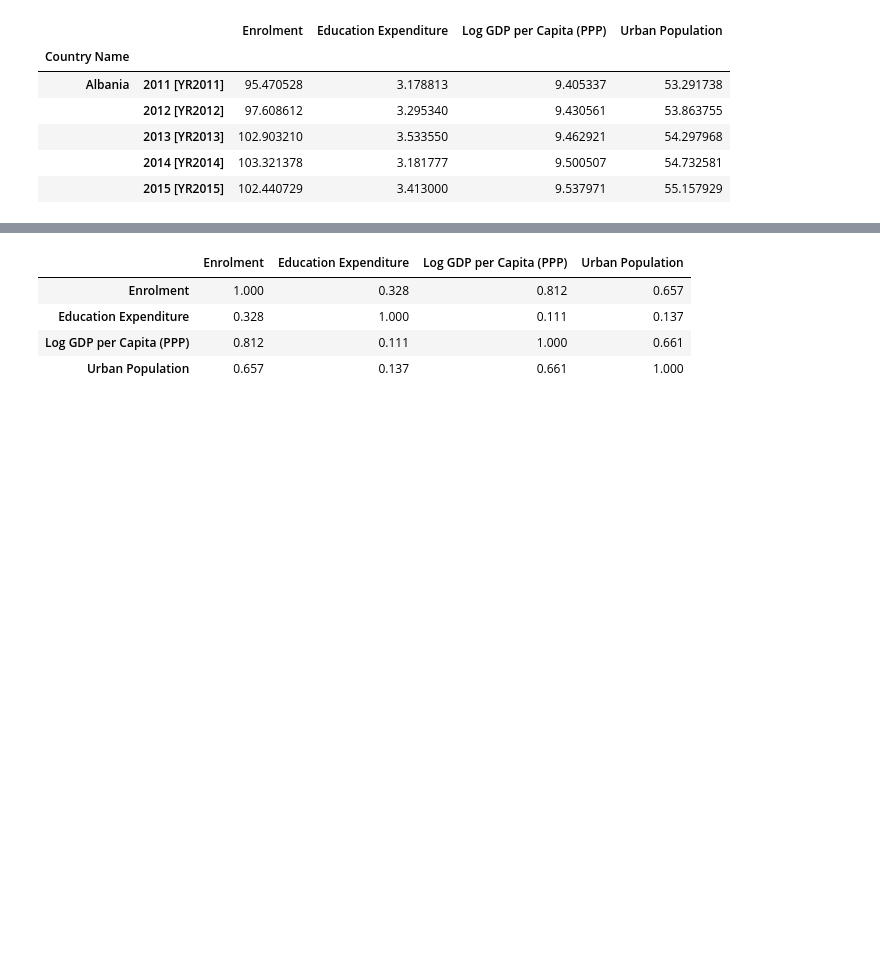
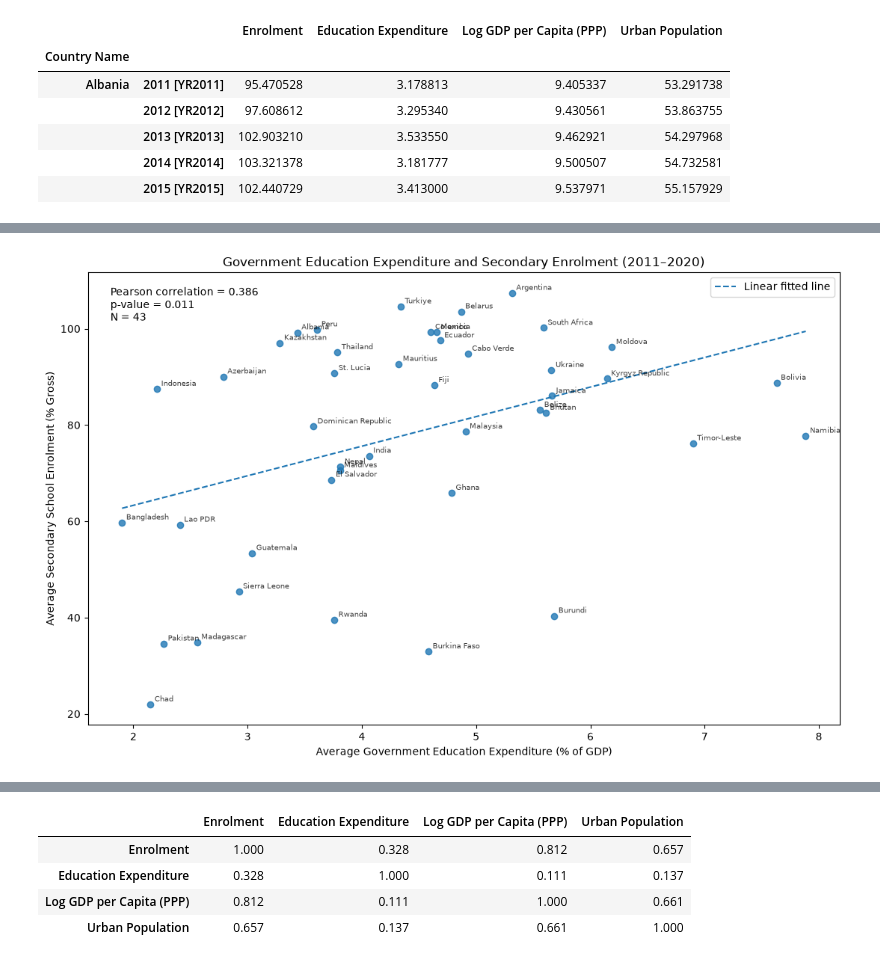
Before and after one commit to ani-research/WDI-GMM-Exercise, a Jupyter notebook: Ecotrix.ipynb, the cells around one changed output, grey strips where cells are left out. Cells and saved outputs as stored; diff of their text form; code cells hidden in the pictures; blank space fills up the shorter version.

```diff
--- a/Ecotrix.ipynb
+++ b/Ecotrix.ipynb
@@ -886,0 +1202,85 @@ display(descriptive_stats.round(3))
+# %%
+# Merge using country names to ensure correct matching
+scatter_data = pd.merge(
+    expenditure[["Country Name", "Mean"]].rename(
+        columns={"Mean": "Education_Expenditure"}
+    ),
+    enrolment[["Country Name", "Mean"]].rename(
+        columns={"Mean": "Secondary_Enrolment"}
+    ),
+    on="Country Name",
+    how="inner"
+)
+
+# Calculate Pearson correlation
+r, p_value = pearsonr(
+    scatter_data["Education_Expenditure"],
+    scatter_data["Secondary_Enrolment"]
+)
+
+# Fit linear regression line
+slope, intercept = np.polyfit(
+    scatter_data["Education_Expenditure"],
+    scatter_data["Secondary_Enrolment"],
+    1
+)
+
+x_line = np.linspace(
+    scatter_data["Education_Expenditure"].min(),
+    scatter_data["Education_Expenditure"].max(),
+    100
+)
+
+y_line = slope * x_line + intercept
+
+# Plot
+plt.figure(figsize=(11, 7))
+
+plt.scatter(
+    scatter_data["Education_Expenditure"],
+    scatter_data["Secondary_Enrolment"],
+    alpha=0.8
+)
+
+plt.plot(
+    x_line,
+    y_line,
+    linestyle="--",
+    linewidth=1.5,
+    label="Linear fitted line"
+)
+
+# Country labels
+for _, row in scatter_data.iterrows():
+    plt.annotate(
+        row["Country Name"],
+        (
+            row["Education_Expenditure"],
+            row["Secondary_Enrolment"]
+        ),
+        fontsize=7,
+        alpha=0.75,
+        xytext=(4, 3),
+        textcoords="offset points"
+    )
+
+plt.xlabel("Average Government Education Expenditure (% of GDP)")
+plt.ylabel("Average Secondary School Enrolment (% Gross)")
+plt.title("Government Education Expenditure and Secondary Enrolment (2011–2020)")
+
+plt.text(
+    0.03, 0.97,
+    f"Pearson correlation = {r:.3f}\np-value = {p_value:.3f}\nN = {len(scatter_data)}",
+    transform=plt.gca().transAxes,
+    verticalalignment="top"
+)
+
+plt.legend()
+plt.tight_layout()
+plt.show()
+
+print("Pearson correlation:", round(r, 3))
+print("P-value:", round(p_value, 4))
+print("Number of countries:", len(scatter_data))
+# %% [output]
+[figure, added]
```
Also changed, not shown: parts of 27 cells of this notebook, 3 other files.
